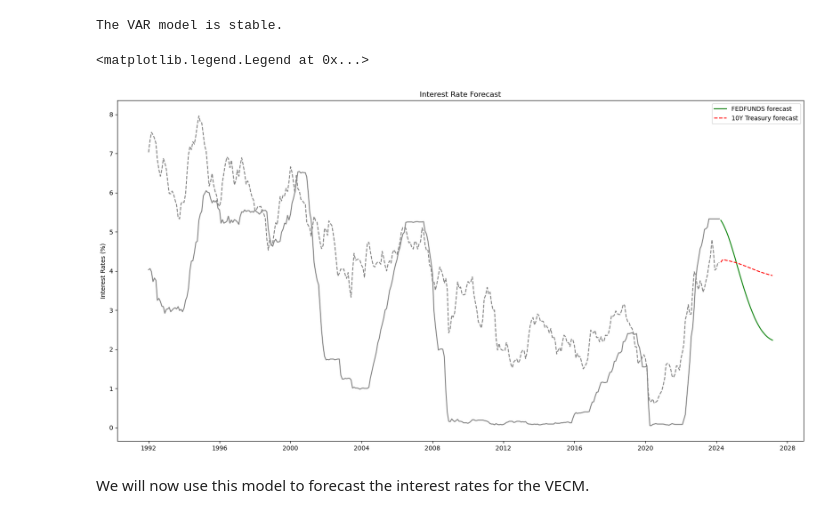
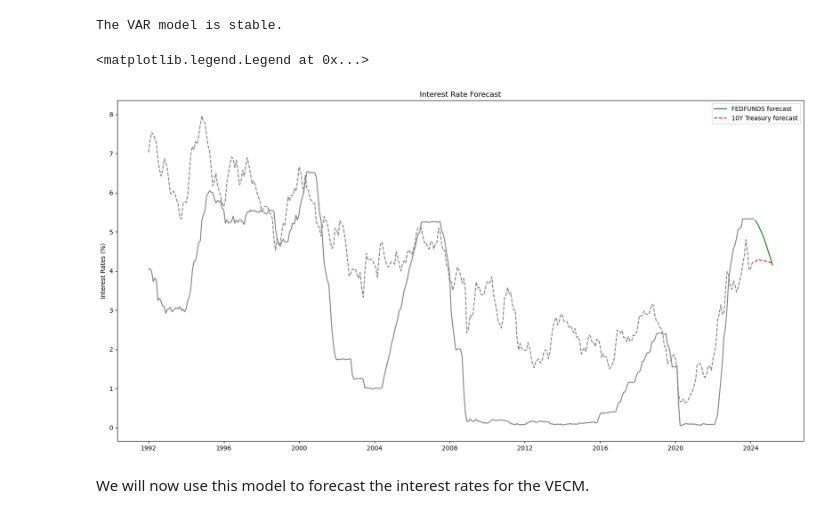
Before and after one commit to GianiRanzetti/BayesianVAR-Monetary-Policy-Effect-On-Asset-Prices, a Jupyter notebook: Assignment 2.ipynb, the cells around one changed output. Cells and saved outputs as stored; diff of their text form; code cells hidden in the pictures.

Commit message:
irf and forecasts

```diff
--- a/Assignment 2.ipynb
+++ b/Assignment 2.ipynb
@@ -293,24 +334,24 @@ The VAR model is stable.
 # Forecast using the VAR model
 last_lags = data[['FEDFUNDS', '10Y Treasury']].tail(int(max(lag_df.values.flatten())))
 # %%
-forecast_steps = 12 * 3  # 3 years forecast
+forecast_steps = 12  # 3 years forecast
 forecast = results.forecast(y=last_lags.values, steps=forecast_steps)
 forecast_index = pd.date_range(start=data.index[-1], periods=forecast_steps, freq='M')
 
 # Create a DataFrame for the forecasted values
-forecast_df = pd.DataFrame(forecast, columns=['FEDFUNDS', '10Y Treasury'], index = forecast_index)
+exogforecast = pd.DataFrame(forecast, columns=['FEDFUNDS', '10Y Treasury'], index = forecast_index)
 # %%
 #Plotting interest rate forecasts
 plt.figure(figsize=(20, 10))
-plt.plot(forecast_df['FEDFUNDS'], color='green', label='FEDFUNDS forecast')
-plt.plot(forecast_df['10Y Treasury'], color='red', linestyle='dashed', label='10Y Treasury forecast')
+plt.plot(exogforecast['FEDFUNDS'], color='green', label='FEDFUNDS forecast')
+plt.plot(exogforecast['10Y Treasury'], color='red', linestyle='dashed', label='10Y Treasury forecast')
 plt.plot(data['FEDFUNDS'], color='gray', label='FEDFUNDS')
 plt.plot(data['10Y Treasury'], color='gray', linestyle='dashed', label='10Y Treasury')
 plt.title('Interest Rate Forecast')
 plt.ylabel('Interest Rates (%)')
 plt.legend(['FEDFUNDS forecast', '10Y Treasury forecast'])
 # %% [output]
 <matplotlib.legend.Legend at 0x...>
-[figure, old version]
+[figure, new version]
 # %% [markdown]
 We will now use this model to forecast the interest rates for the VECM.
```
Also changed, not shown: parts of 14 cells of this notebook, 1 other file.
